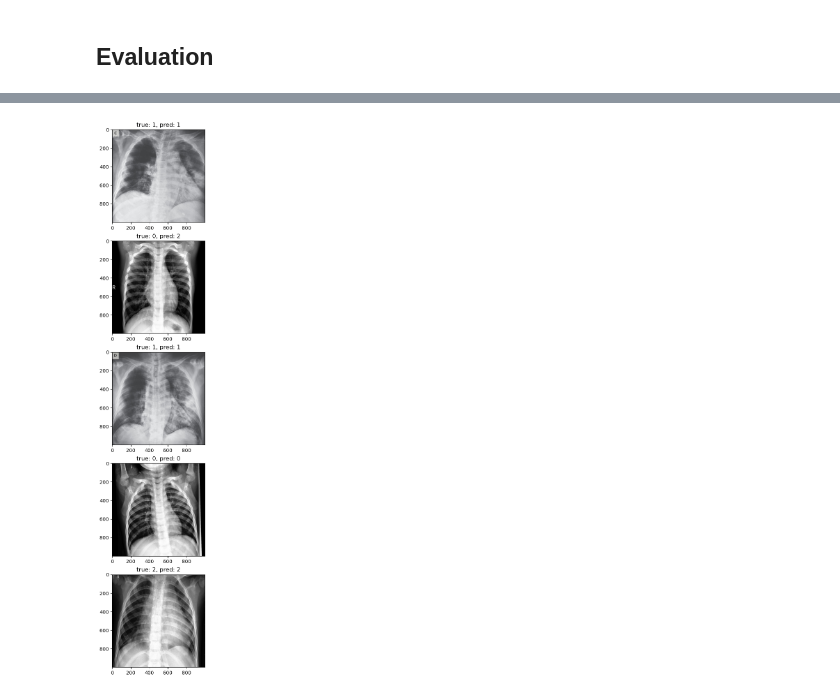
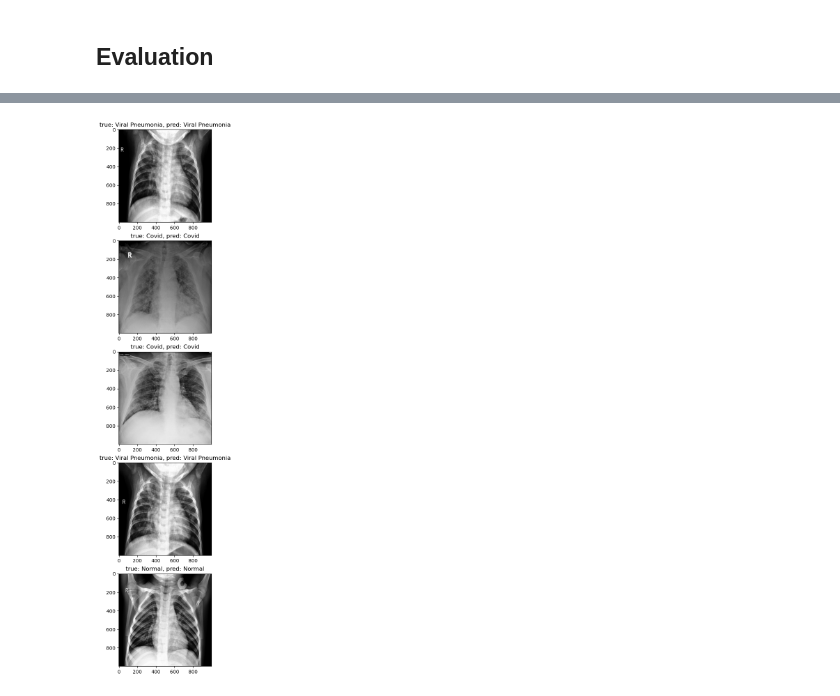
Before and after one commit to agongt408/cs482, a Jupyter notebook: covid_classification.ipynb, the cells around one changed output, grey strips where cells are left out. Cells and saved outputs as stored; diff of their text form; code cells hidden in the pictures.

```diff
--- a/covid_classification.ipynb
+++ b/covid_classification.ipynb
@@ -131,10 +159,10 @@ for image, label in test_data:
 # %%
 plt.figure(figsize=(10,20))
 
 for i, j in enumerate(np.random.choice(np.arange(len(test_predictions)), 5)):
     plt.subplot(5,1,i+1)
     plt.imshow(test_images[j].astype(np.int32))
-    plt.title(f'true: {test_labels[j]}, pred: {test_predictions[j].argmax()}')
+    plt.title(f'true: {LABELS[test_labels[j]]}, pred: {LABELS[test_predictions[j].argmax()]}')
 plt.show()
 # %% [output]
-[figure, old version]
+[figure, new version]
```
Also changed, not shown: parts of 12 cells of this notebook.
